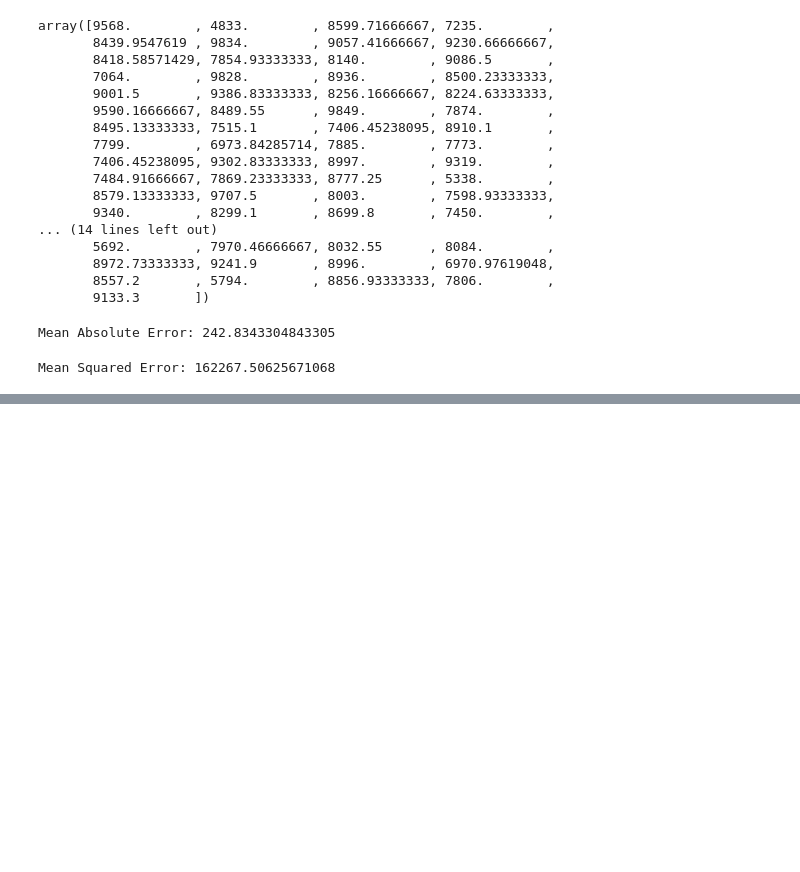
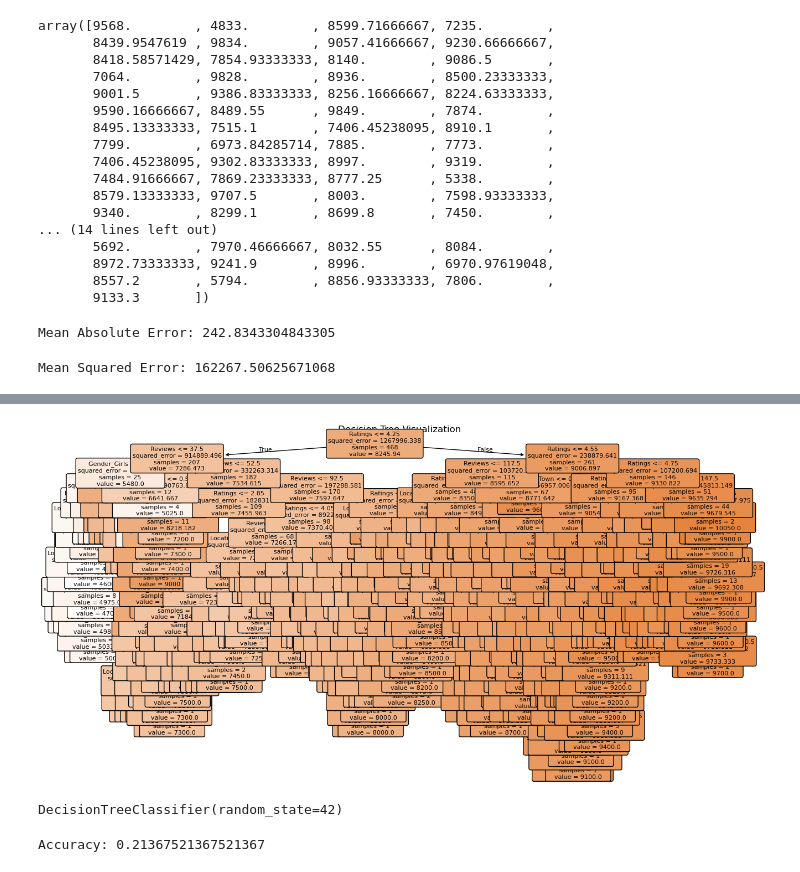
Before and after one commit to nikita98062/Banglore_PG_Analysis, a Jupyter notebook: PG Analysis Project/PG_analysis.ipynb, the cells around one changed output, grey strips where cells are left out. Saved outputs shown, nothing was run; the diff lists cells and outputs as text; code cells hidden in the pictures; blank space fills up the shorter version.

```diff
--- a/PG Analysis Project/PG_analysis.ipynb
+++ b/PG Analysis Project/PG_analysis.ipynb
@@ -434,0 +533,8 @@ Mean Squared Error: 162267.50625671068
+# %%
+# Plot the Decision Tree
+plt.figure(figsize=(15, 8))
+plot_tree(dt_model, feature_names=x.columns, filled=True, rounded=True, fontsize=8)
+plt.title("Decision Tree Visualization")
+plt.show()
+# %% [output]
+[figure, added]
@@ -434,0 +544,5 @@ Mean Squared Error: 162267.50625671068
+# %%
+dt_model1 = DecisionTreeClassifier(random_state=42)
+dt_model1.fit(x_train, y_train)
+# %% [output]
+DecisionTreeClassifier(random_state=42)
@@ -434,0 +551,5 @@ Mean Squared Error: 162267.50625671068
+# %%
+dt_acc = accuracy_score(y_test, dt_pred)
+print(f"Accuracy: {dt_acc}")
+# %% [output]
+Accuracy: 0.21367521367521367
```
Also changed, not shown: parts of 19 cells of this notebook, 2 other files.
